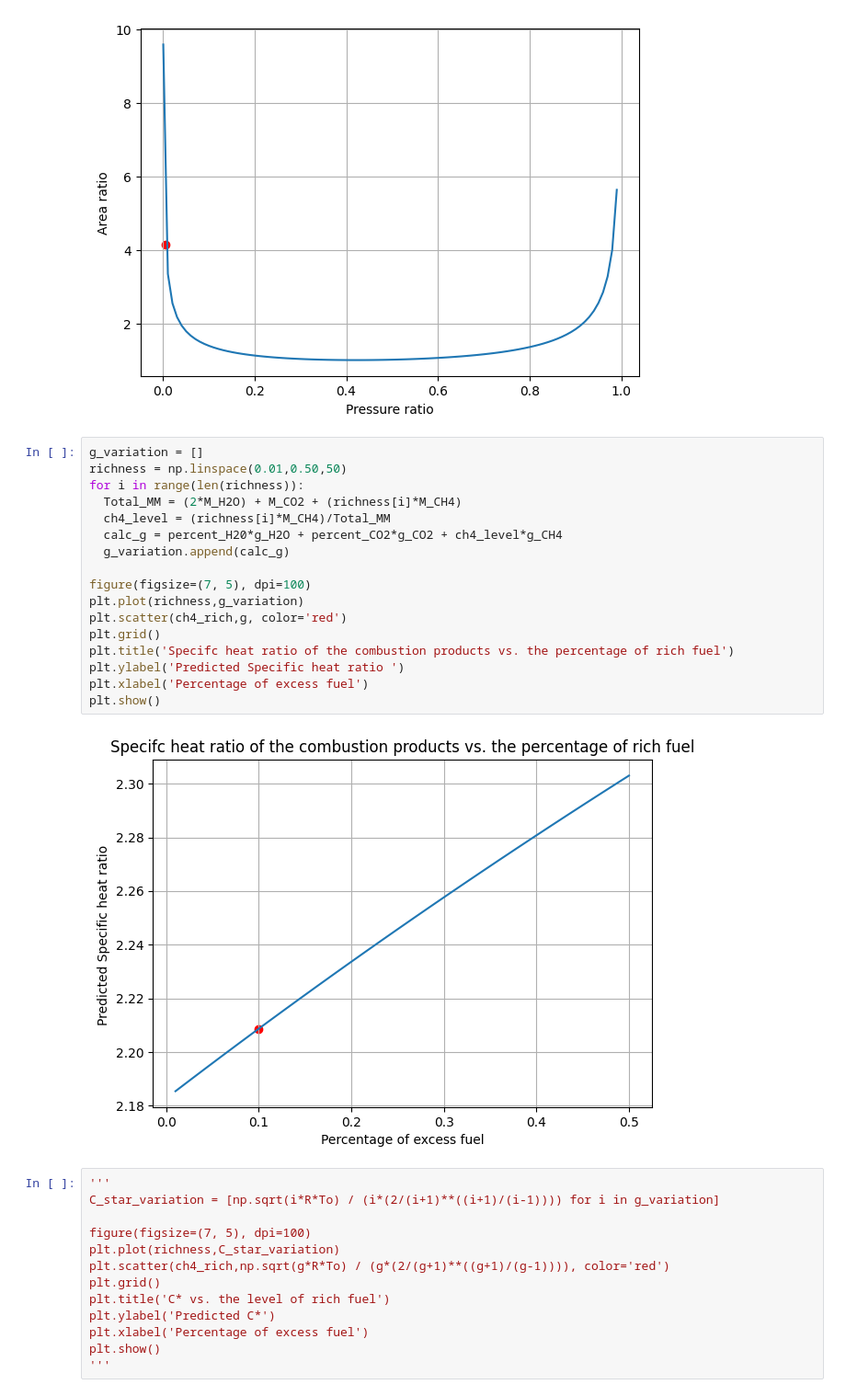
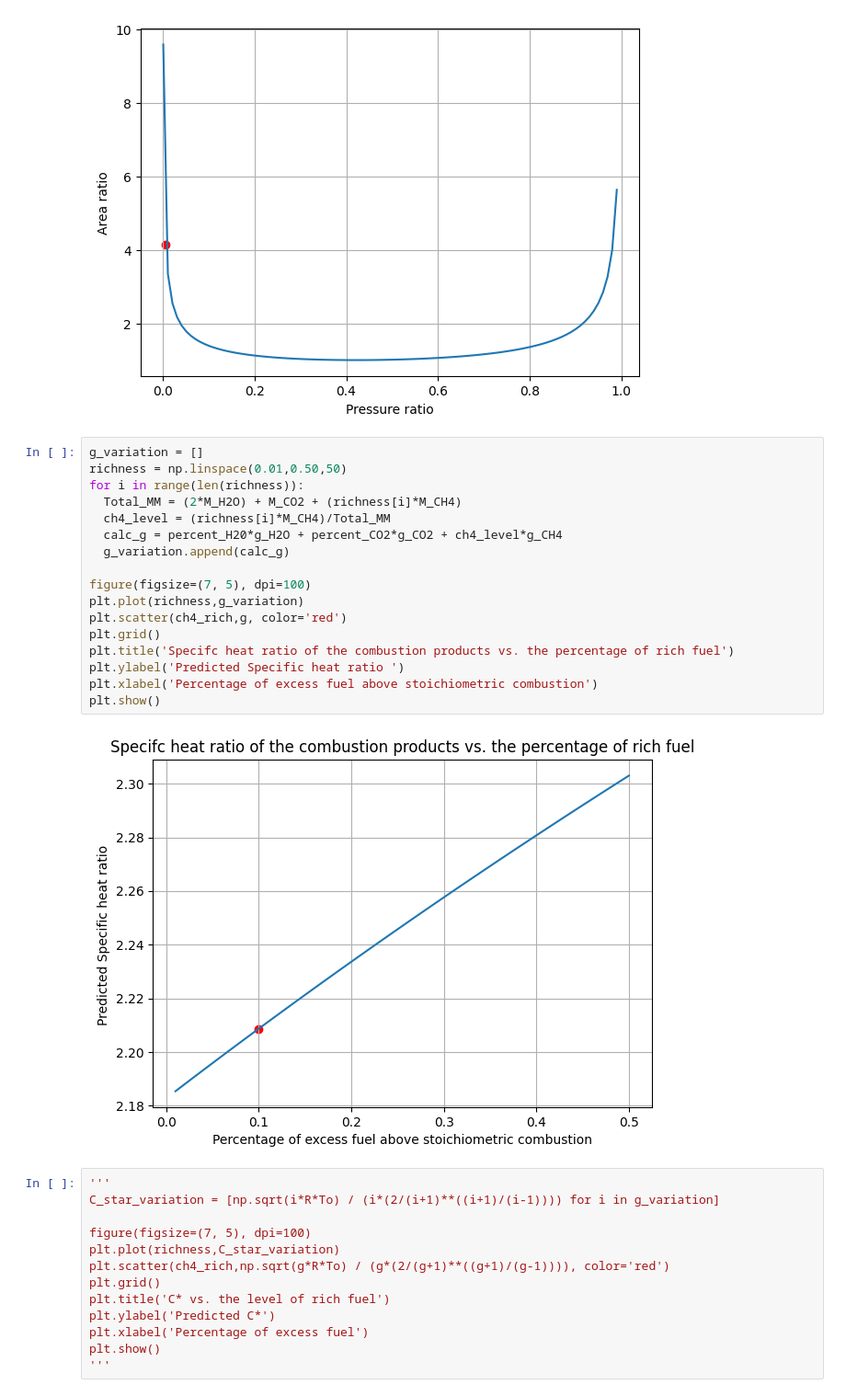
Before and after one commit to mikeortiz5190/Basic-Portfolio, a Jupyter notebook: Nozzle_Design_Code_6_One_trapizoid_node_Segments_ALL_LAYERS_Implicit_Opposite_flow_cooling_.ipynb, the cells around one changed output. Shown: that part at 92% size. Drawn from its saved outputs; the diff is of its cells as text.

```diff
--- a/Nozzle_Design_Code_6_One_trapizoid_node_Segments_ALL_LAYERS_Implicit_Opposite_flow_cooling_.ipynb
+++ b/Nozzle_Design_Code_6_One_trapizoid_node_Segments_ALL_LAYERS_Implicit_Opposite_flow_cooling_.ipynb
@@ -115,22 +115,22 @@ plt.show()
 # %%
 g_variation = []
 richness = np.linspace(0.01,0.50,50)
 for i in range(len(richness)):
   Total_MM = (2*M_H2O) + M_CO2 + (richness[i]*M_CH4)
   ch4_level = (richness[i]*M_CH4)/Total_MM
   calc_g = percent_H20*g_H2O + percent_CO2*g_CO2 + ch4_level*g_CH4
   g_variation.append(calc_g)
 
 figure(figsize=(7, 5), dpi=100)
 plt.plot(richness,g_variation)
 plt.scatter(ch4_rich,g, color='red')
 plt.grid()
 plt.title('Specifc heat ratio of the combustion products vs. the percentage of rich fuel')
 plt.ylabel('Predicted Specific heat ratio ')
-plt.xlabel('Percentage of excess fuel')
+plt.xlabel('Percentage of excess fuel above stoichiometric combustion')
 plt.show()
 # %% [output]
-[figure, old version]
+[figure, new version]
 # %%
 '''
 C_star_variation = [np.sqrt(i*R*To) / (i*(2/(i+1)**((i+1)/(i-1)))) for i in g_variation]
```
